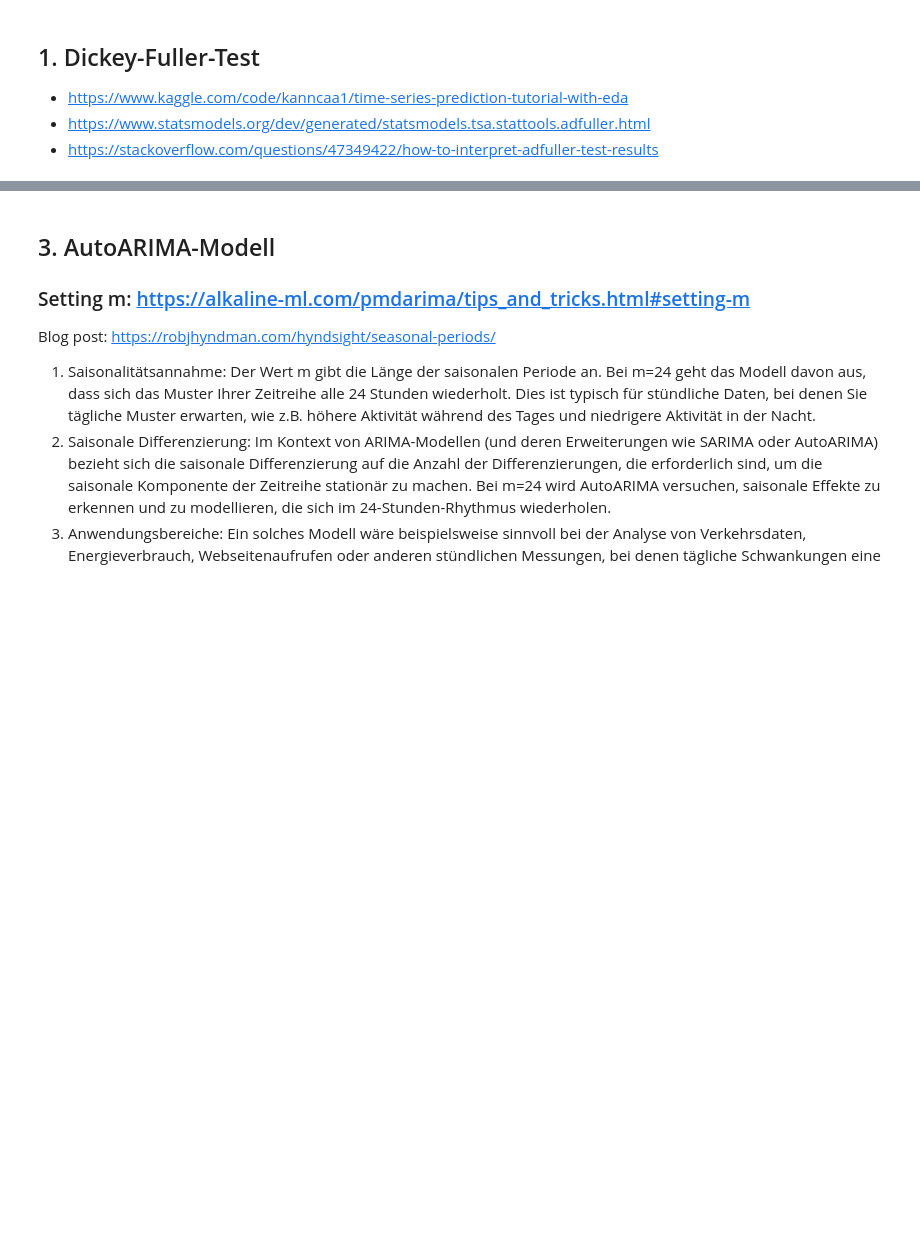
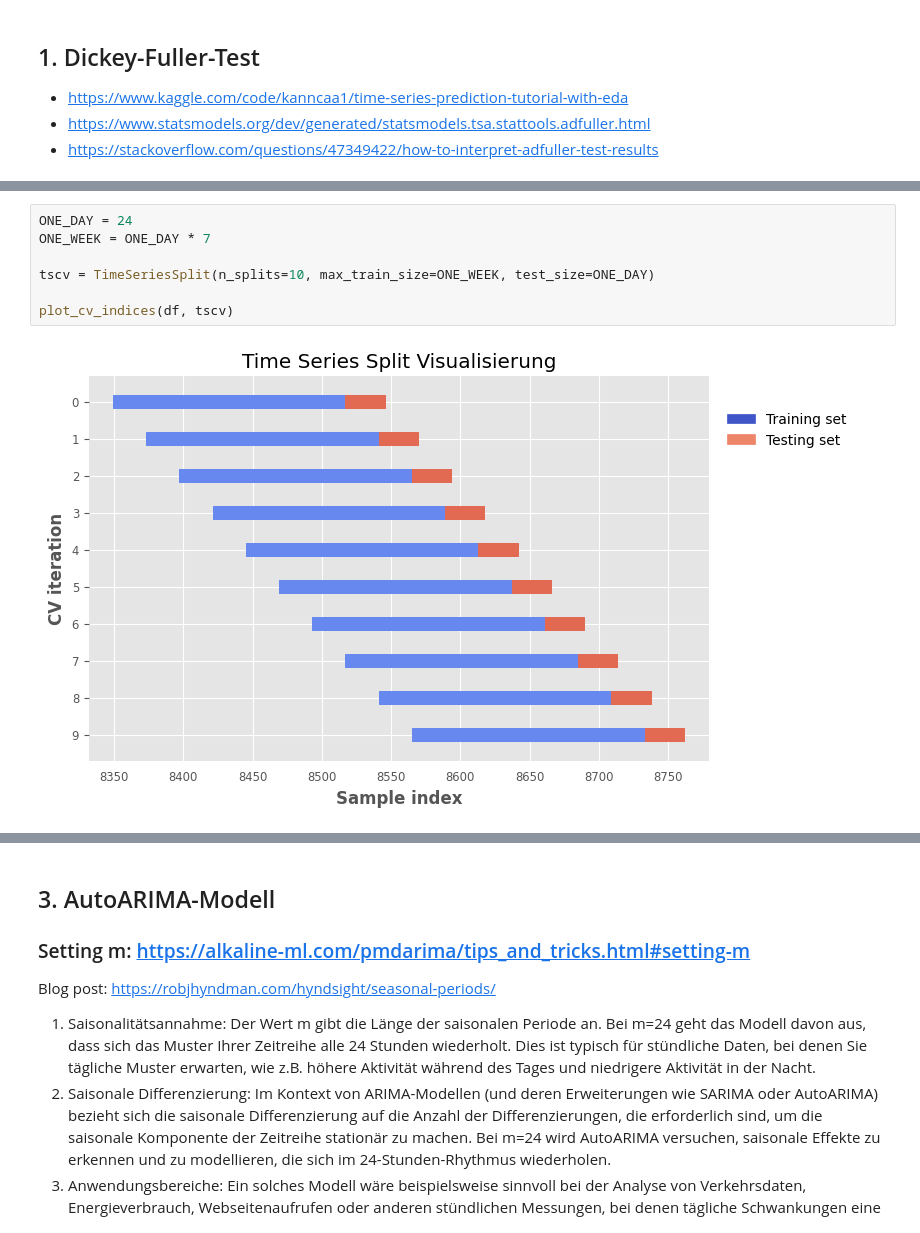
Before and after one commit to philipplandeck/energy-consumption-prediction, a Jupyter notebook: src/03-arima-prediction.ipynb, the cells around one changed output, grey strips where cells are left out. Drawn from its saved outputs; the diff is of its cells as text; blank space fills up the shorter version.

```diff
--- a/src/03-arima-prediction.ipynb
+++ b/src/03-arima-prediction.ipynb
@@ -116,0 +130,9 @@ train_series = TimeSeries.from_series(train_data)
+# %%
+ONE_DAY = 24
+ONE_WEEK = ONE_DAY * 7
+
+tscv = TimeSeriesSplit(n_splits=10, max_train_size=ONE_WEEK, test_size=ONE_DAY)
+
+plot_cv_indices(df, tscv)
+# %% [output]
+[figure, added]
```
Also changed, not shown: parts of 23 cells of this notebook, 1 other file.
